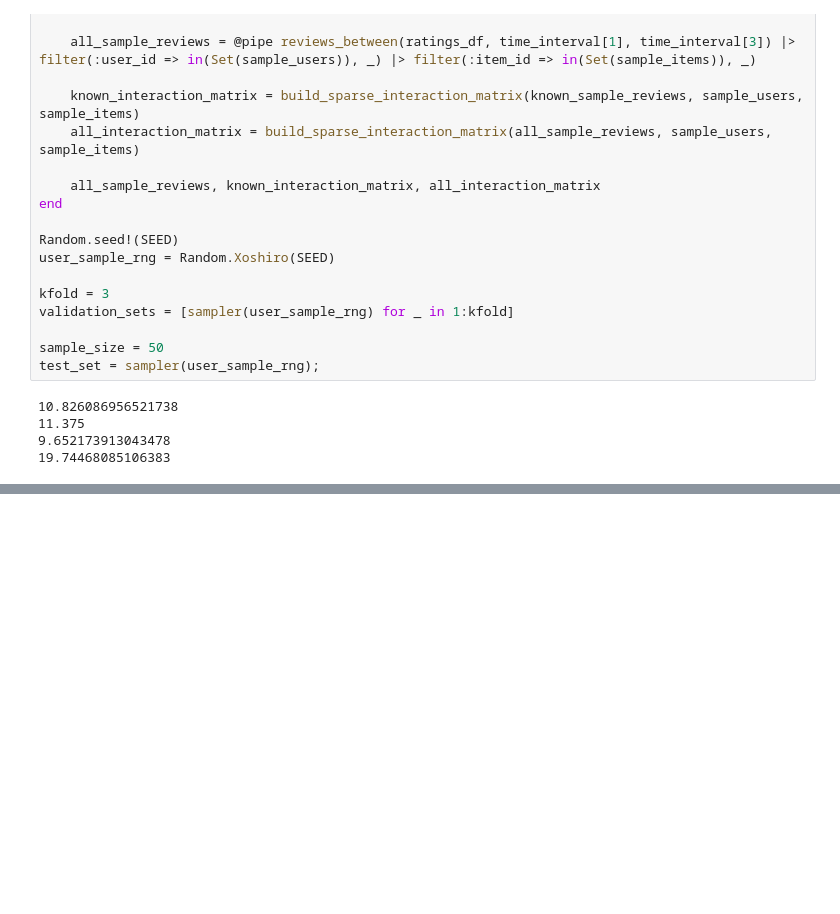
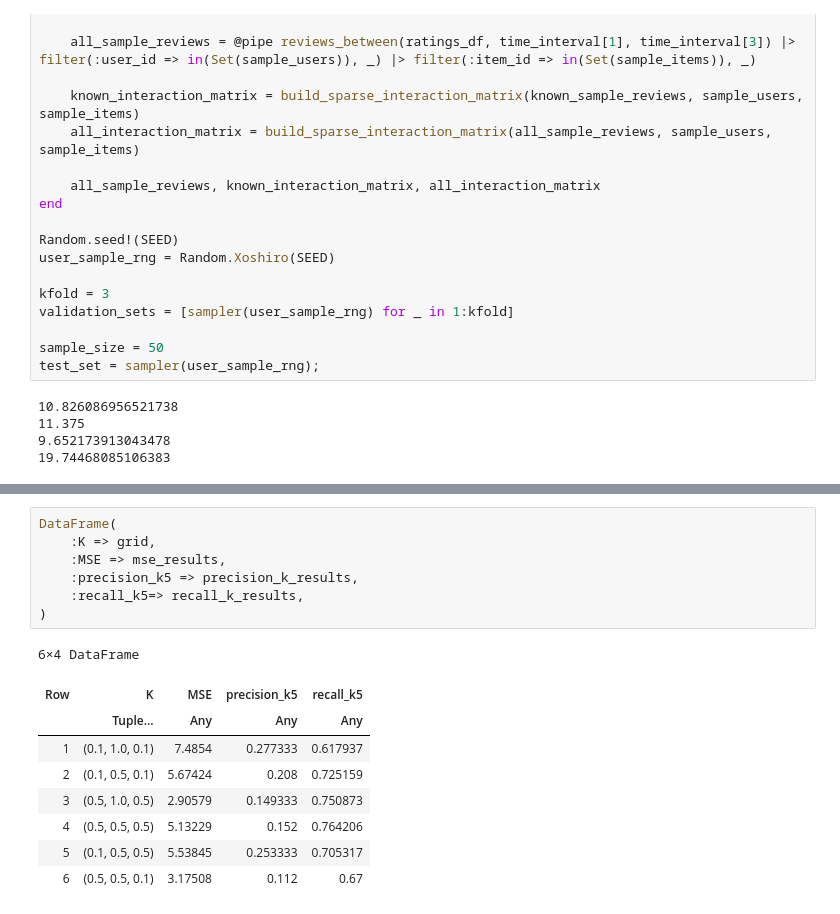
Before and after one commit to JustBeYou/unibuc-master-ai, a Jupyter notebook: probabilistic_programming/Project 1.ipynb, the cells around one changed output, grey strips where cells are left out. Drawn from its saved outputs; the diff is of its cells as text; blank space fills up the shorter version.

```diff
--- a/probabilistic_programming/Project 1.ipynb
+++ b/probabilistic_programming/Project 1.ipynb
@@ -1248,0 +1319,17 @@ DataFrame(
+# %%
+DataFrame(
+    :K => grid,
+    :MSE => mse_results,
+    :precision_k5 => precision_k_results,
+    :recall_k5=> recall_k_results,
+)
+# %% [output]
+6×4 DataFrame
+| Row | K | MSE | precision_k5 | recall_k5 |
+|  | Tuple… | Any | Any | Any |
+| 1 | (0.1, 1.0, 0.1) | 7.4854 | 0.277333 | 0.617937 |
+| 2 | (0.1, 0.5, 0.1) | 5.67424 | 0.208 | 0.725159 |
+| 3 | (0.5, 1.0, 0.5) | 2.90579 | 0.149333 | 0.750873 |
+| 4 | (0.5, 0.5, 0.5) | 5.13229 | 0.152 | 0.764206 |
+| 5 | (0.1, 0.5, 0.5) | 5.53845 | 0.253333 | 0.705317 |
+| 6 | (0.5, 0.5, 0.1) | 3.17508 | 0.112 | 0.67 |
```
Also changed, not shown: parts of 33 cells of this notebook, 2 other files.
